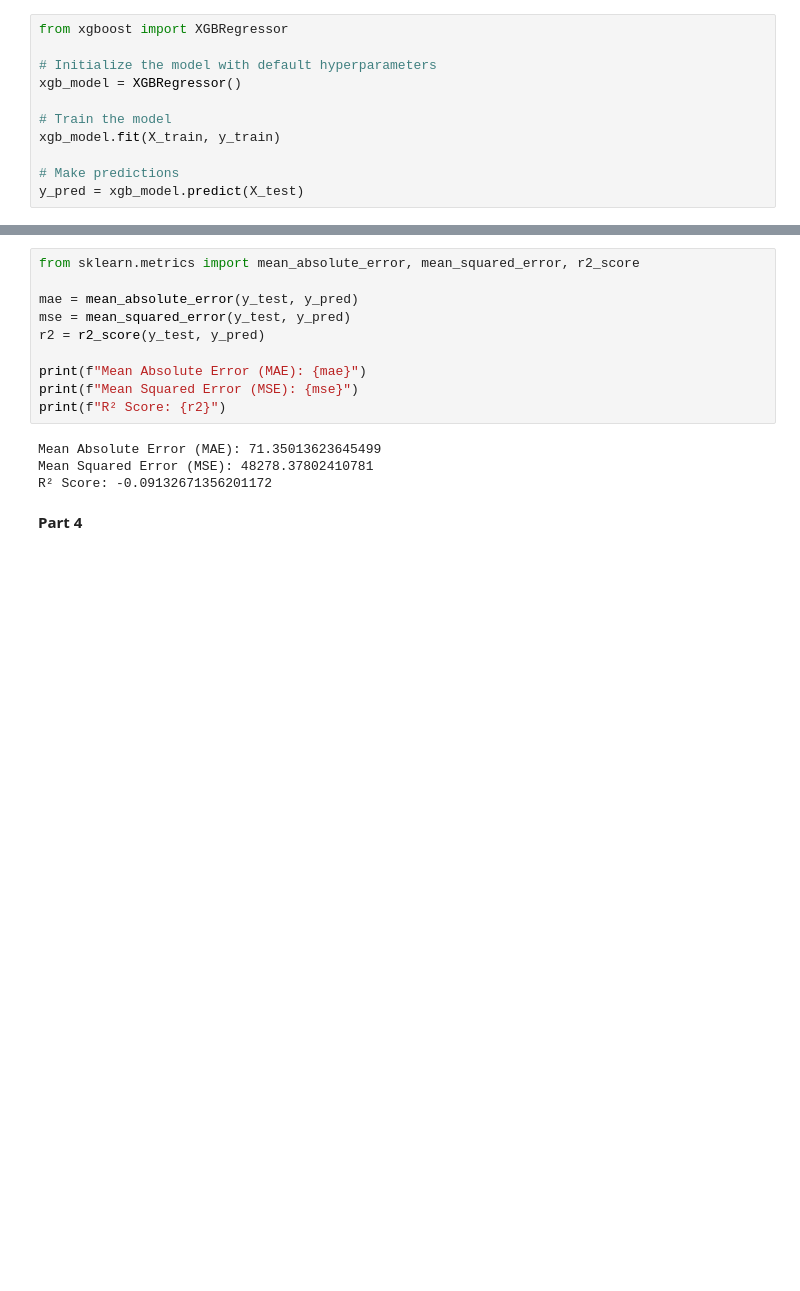
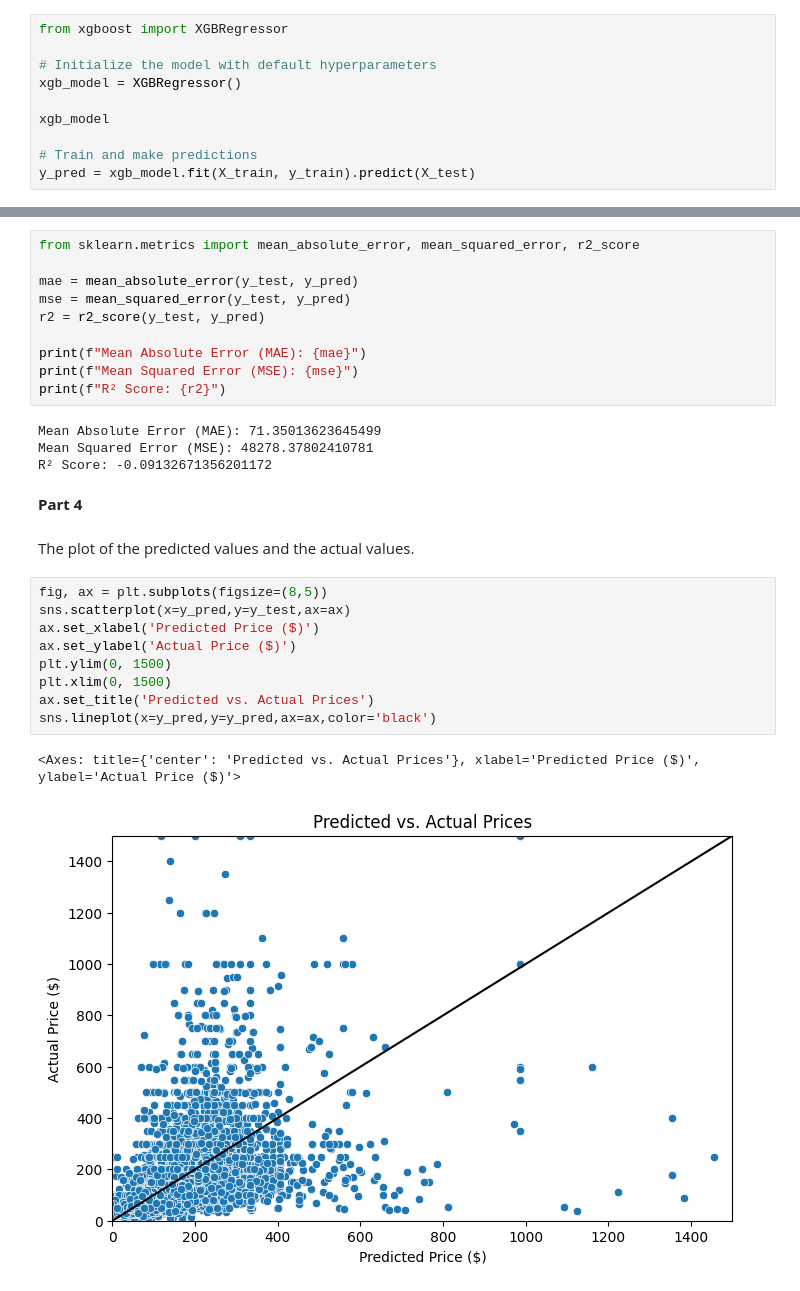
Before and after one commit to yagel2/TDS_NYC_Airbnb, a Jupyter notebook: TDS_Ex1.ipynb, the cells around one changed output, grey strips where cells are left out. Cells and saved outputs as stored; diff of their text form; blank space fills up the shorter version.

```diff
--- a/TDS_Ex1.ipynb
+++ b/TDS_Ex1.ipynb
@@ -147,11 +164,10 @@ from xgboost import XGBRegressor
 # Initialize the model with default hyperparameters
 xgb_model = XGBRegressor()
 
-# Train the model
-xgb_model.fit(X_train, y_train)
+xgb_model
 
-# Make predictions
-y_pred = xgb_model.predict(X_test)
+# Train and make predictions
+y_pred = xgb_model.fit(X_train, y_train).predict(X_test)
 # %% [markdown]
 Evaluating the Model
 # %%
@@ -170,3 +186,17 @@ Mean Squared Error (MSE): 48278.37802410781
 R² Score: -0.09132671356201172
 # %% [markdown]
 **Part 4**
+# %% [markdown]
+The plot of the predicted values and the actual values.
+# %%
+fig, ax = plt.subplots(figsize=(8,5))
+sns.scatterplot(x=y_pred,y=y_test,ax=ax)
+ax.set_xlabel('Predicted Price ($)')
+ax.set_ylabel('Actual Price ($)')
+plt.ylim(0, 1500)
+plt.xlim(0, 1500)
+ax.set_title('Predicted vs. Actual Prices')
+sns.lineplot(x=y_pred,y=y_pred,ax=ax,color='black')
+# %% [output]
+<Axes: title={'center': 'Predicted vs. Actual Prices'}, xlabel='Predicted Price ($)', ylabel='Actual Price ($)'>
+[figure, added]
```
Also changed, not shown: parts of 37 cells of this notebook.
